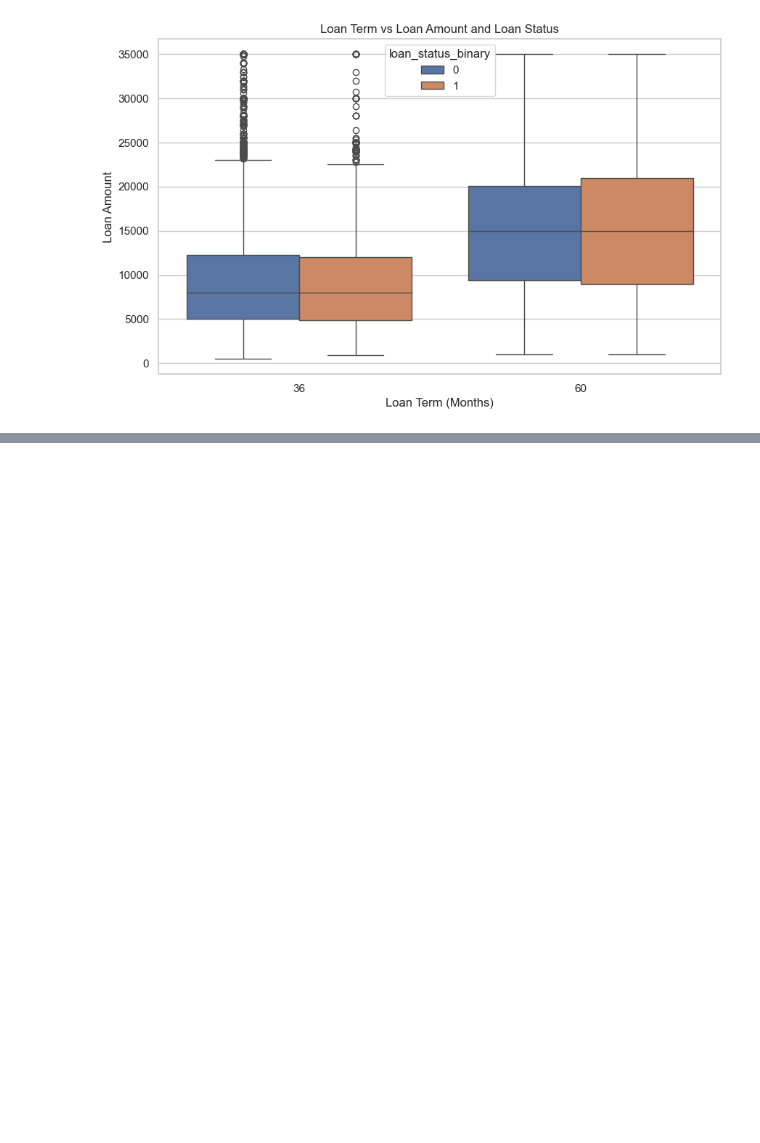
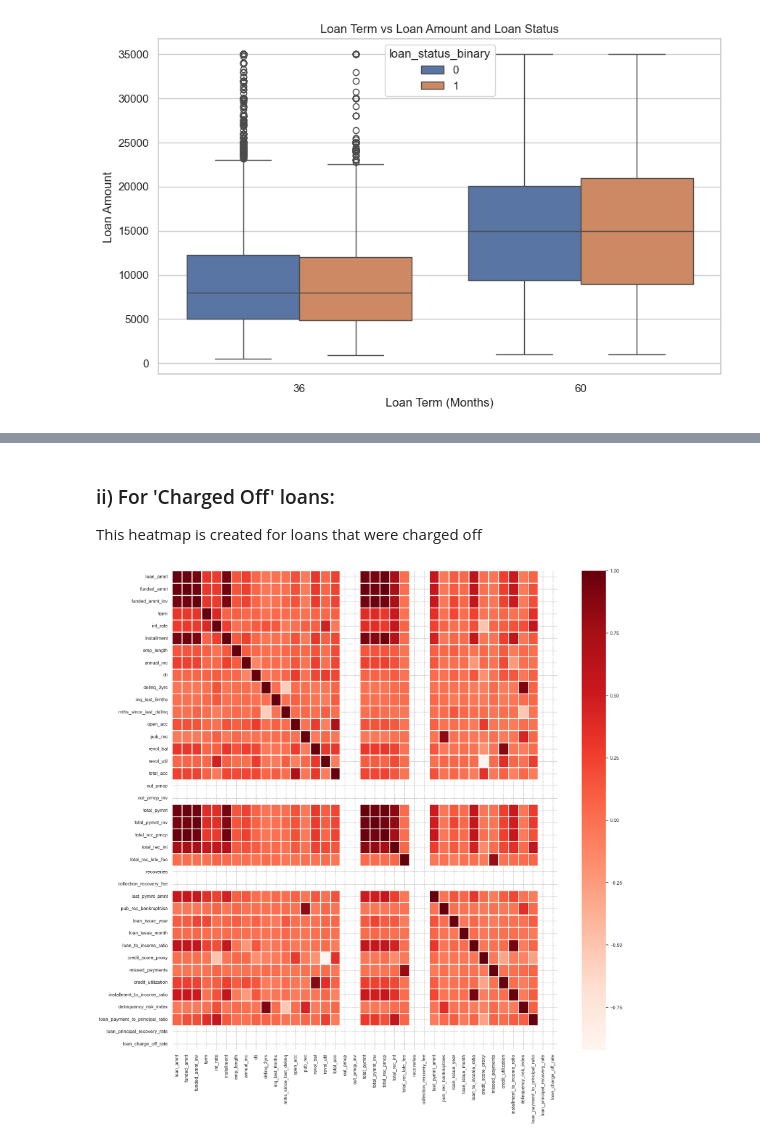
Before and after one commit to amurdia/Upgrad-CS67-LendingClubCaseStudy, a Jupyter notebook: AnkitMurdia.ipynb, the cells around one changed output, grey strips where cells are left out. Saved outputs shown, nothing was run; the diff lists cells and outputs as text; code cells hidden in the pictures; blank space fills up the shorter version.

```diff
--- a/AnkitMurdia.ipynb
+++ b/AnkitMurdia.ipynb
@@ -1085,0 +1098,11 @@ plt.show()
+# %% [markdown]
+### ii) For 'Charged Off' loans:
+This heatmap is created for loans that were charged off
+# %%
+df_matrix_2 = df[df.loan_status == "Fully Paid"].loc[:, ['loan_amnt', 'funded_amnt', 'funded_amnt_inv', 'term', 'int_rate', 'installment', 'emp_length', 'annual_inc', 'dti', 'delinq_2yrs', 'inq_last_6mths', 'mths_since_last_delinq', 'open_acc', 'pub_rec', 'revol_bal', 'revol_util', 'total_acc', 'out_prncp', 'out_prncp_inv', 'total_pymnt', 'total_pymnt_inv', 'total_rec_prncp', 'total_rec_int', 'total_rec_late_fee', 'recoveries', 'collection_recovery_fee', 'last_pymnt_amnt', 'pub_rec_bankruptcies', 'loan_issue_year', 'loan_issue_month', 'loan_to_income_ratio', 'credit_score_proxy', 'missed_payments', 'credit_utilization', 'installment_to_income_ratio', 'delinquency_risk_index', 'loan_payment_to_principal_ratio', 'loan_principal_recovery_rate', 'loan_charge_off_rate']].corr(numeric_only=True)
+
+plt.figure(figsize=(20, 20))
+sns.heatmap(df_matrix_2, cmap='Reds', linecolor='white', linewidth=1)
+plt.show()
+# %% [output]
+[figure, added]
```
Also changed, not shown: parts of 5 cells of this notebook.
